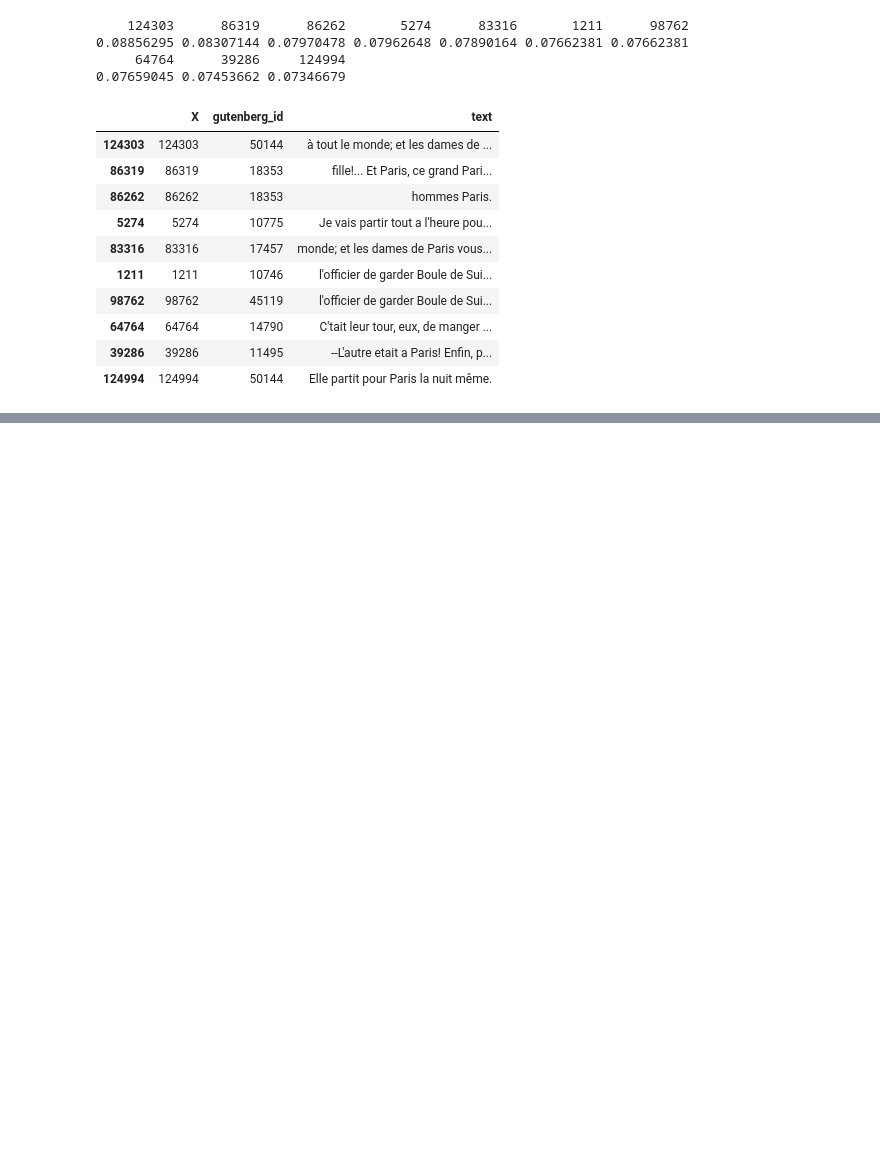
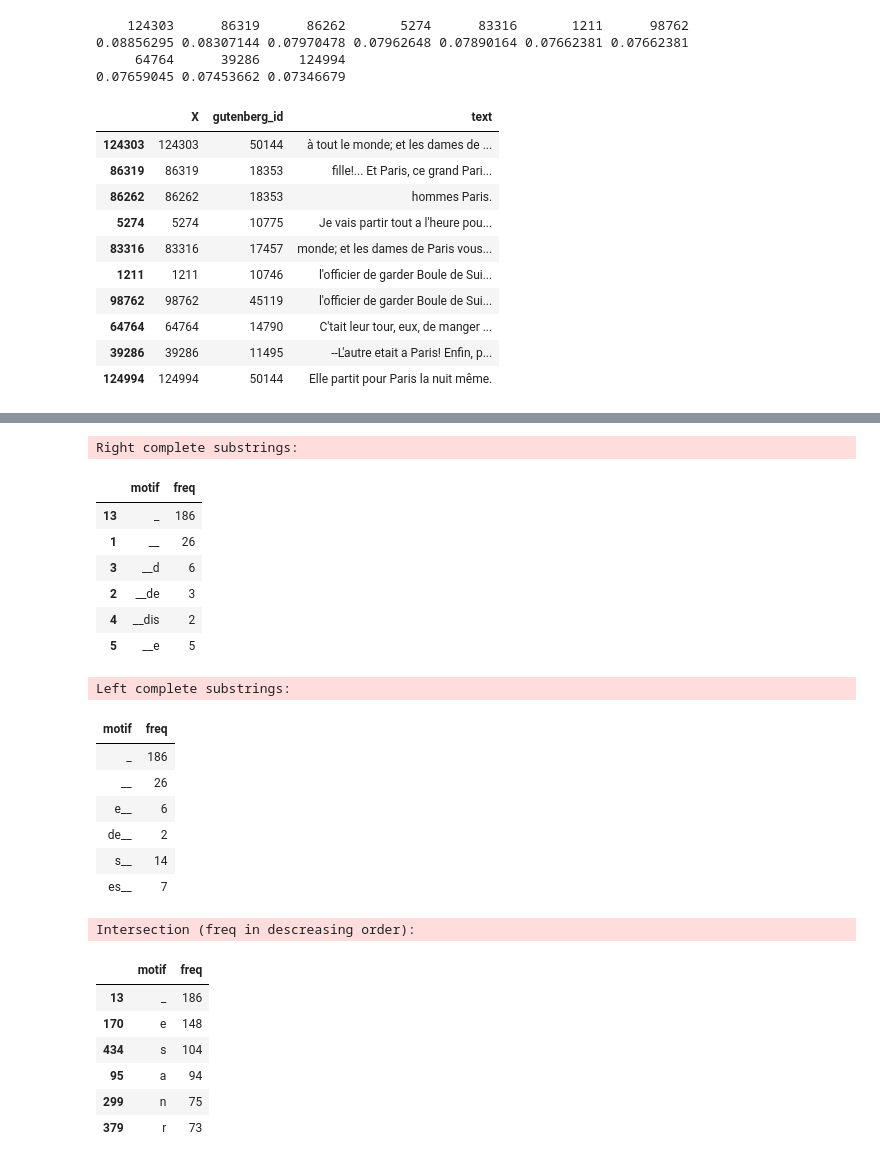
Before and after one commit to SergioPeignier/text_mining, a Jupyter notebook: Maupassant full text analysis.ipynb, the cells around one changed output, grey strips where cells are left out. Cells and saved outputs as stored; diff of their text form; code cells hidden in the pictures; blank space fills up the shorter version.

```diff
--- a/Maupassant full text analysis.ipynb
+++ b/Maupassant full text analysis.ipynb
@@ -303,0 +371,5 @@ maupassant_downloaded_books[names(top.docs),]
+# %%
+reverse <- function(ch)
+{
+    return(paste(strsplit(ch, "")[[1]][nchar(ch):1], collapse=""))
+}
@@ -303,0 +423,34 @@ maupassant_downloaded_books[names(top.docs),]
+# %%
+message("Right complete substrings:")
+head(rightcomplete)
+message("Left complete substrings:")
+head(leftcomplete.rev)
+message("Intersection (freq in descreasing order):")
+motifs.inter <- intersect(rightcomplete$motif, leftcomplete.rev$motif)
+freq.inter <- subset(rightcomplete, motif %in% motifs.inter)
+head(freq.inter[order(freq.inter$freq, decreasing = TRUE),])
+# %% [output]
+Right complete substrings:
+|  | motif | freq |
+| 13 | _ | 186 |
+| 1 | __ | 26 |
+| 3 | __d | 6 |
+| 2 | __de | 3 |
+| 4 | __dis | 2 |
+| 5 | __e | 5 |
+Left complete substrings:
+| motif | freq |
+| _ | 186 |
+| __ | 26 |
+| e__ | 6 |
+| de__ | 2 |
+| s__ | 14 |
+| es__ | 7 |
+Intersection (freq in descreasing order):
+|  | motif | freq |
+| 13 | _ | 186 |
+| 170 | e | 148 |
+| 434 | s | 104 |
+| 95 | a | 94 |
+| 299 | n | 75 |
+| 379 | r | 73 |
```
Also changed, not shown: parts of 18 cells of this notebook.
